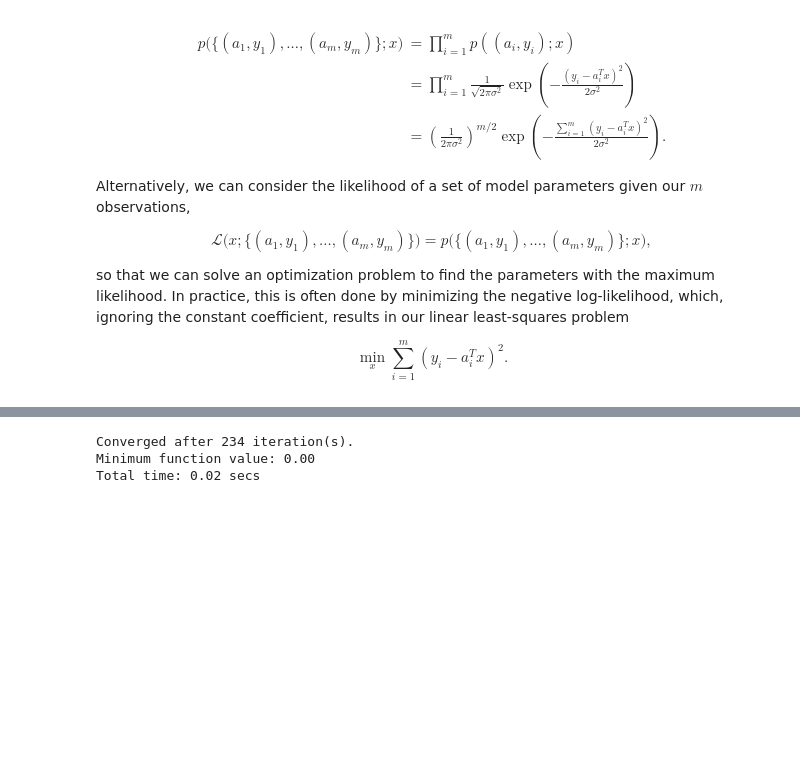
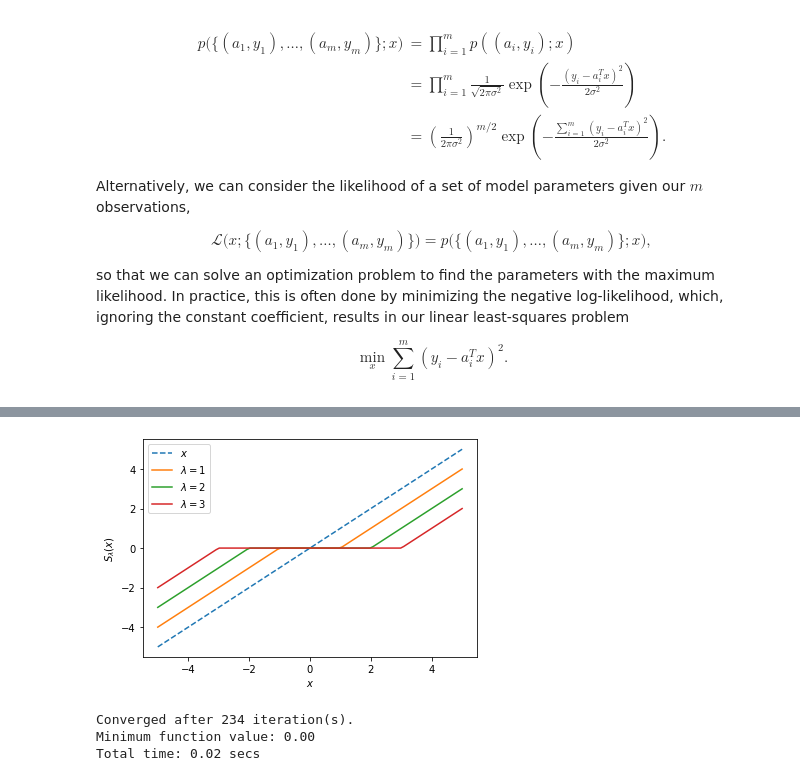
Before and after one commit to UW-AMO/neurohackademy, a Jupyter notebook: notebooks/Part2-LinearRegression.ipynb, the cells around one changed output, grey strips where cells are left out. Cells and saved outputs as stored; diff of their text form; code cells hidden in the pictures; blank space fills up the shorter version.

Commit message:
filled in descriptions for regularization and prox gradient descent

```diff
--- a/notebooks/Part2-LinearRegression.ipynb
+++ b/notebooks/Part2-LinearRegression.ipynb
@@ -110,3 +119,14 @@ plt.plot(x, utils._prox(x, lam))
+# %%
+x = np.linspace(-5, 5, 100)
+plt.plot(x, x, '--')
+plt.plot(x, utils._prox(x, 1))
+plt.plot(x, utils._prox(x, 2))
+plt.plot(x, utils._prox(x, 3))
+plt.xlabel('$x$')
+plt.ylabel('$S_{\lambda}(x)$')
+plt.legend(['$x$', '$\lambda = 1$', '$\lambda = 2$', '$\lambda = 3$']);
+# %% [output]
+[figure, added]
 # %%
 # Show that unregularized linear least-squares doesn't do a good job for a sparse problem
 
```
Also changed, not shown: parts of 5 cells of this notebook.
